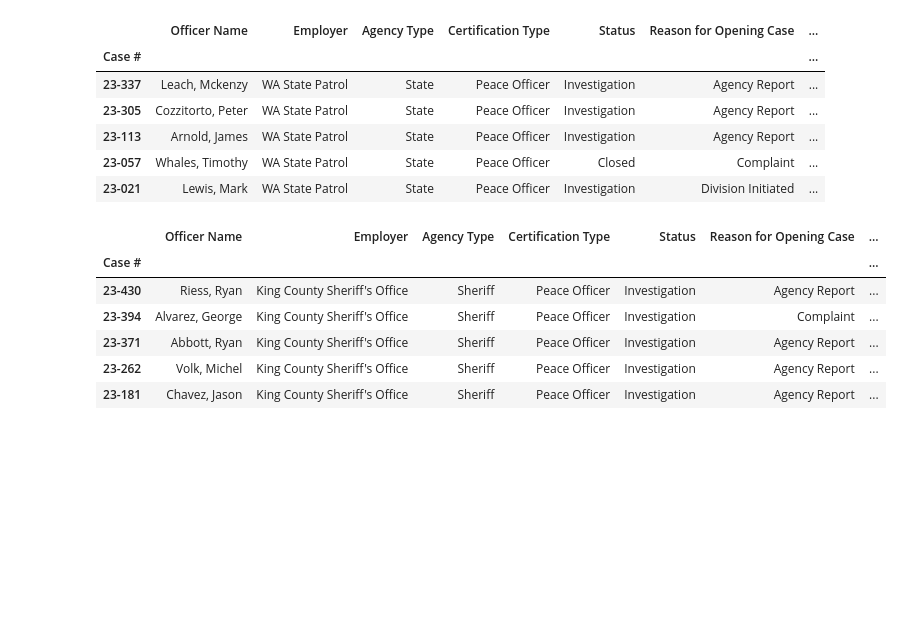
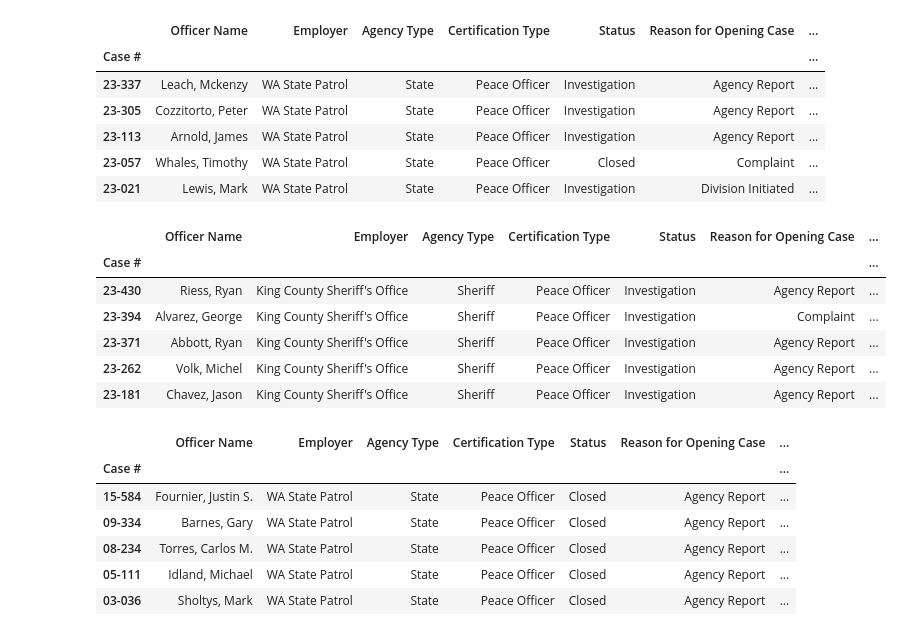
Before and after one commit to donmarcolaureano/WSCJTC, a Jupyter notebook: wscjtc.ipynb, the cells around one changed output. Cells and saved outputs as stored; diff of their text form; code cells hidden in the pictures; blank space fills up the shorter version.

```diff
--- a/wscjtc.ipynb
+++ b/wscjtc.ipynb
@@ -337,3 +336,13 @@ kcso.head()
 | 23-371 | Abbott, Ryan | King County Sheriff's Office | Sheriff | Peace Officer | Investigation | Agency Report | ... |
 | 23-262 | Volk, Michel | King County Sheriff's Office | Sheriff | Peace Officer | Investigation | Agency Report | ... |
 | 23-181 | Chavez, Jason | King County Sheriff's Office | Sheriff | Peace Officer | Investigation | Agency Report | ... |
+# %%
+wasp.tail()
+# %% [output]
+|  | Officer Name | Employer | Agency Type | Certification Type | Status | Reason for Opening Case | ... |
+| Case # |  |  |  |  |  |  | ... |
+| 15-584 | Fournier, Justin S. | WA State Patrol | State | Peace Officer | Closed | Agency Report | ... |
+| 09-334 | Barnes, Gary | WA State Patrol | State | Peace Officer | Closed | Agency Report | ... |
+| 08-234 | Torres, Carlos M. | WA State Patrol | State | Peace Officer | Closed | Agency Report | ... |
+| 05-111 | Idland, Michael | WA State Patrol | State | Peace Officer | Closed | Agency Report | ... |
+| 03-036 | Sholtys, Mark | WA State Patrol | State | Peace Officer | Closed | Agency Report | ... |
```
Also changed, not shown: parts of 1 cell of this notebook.
